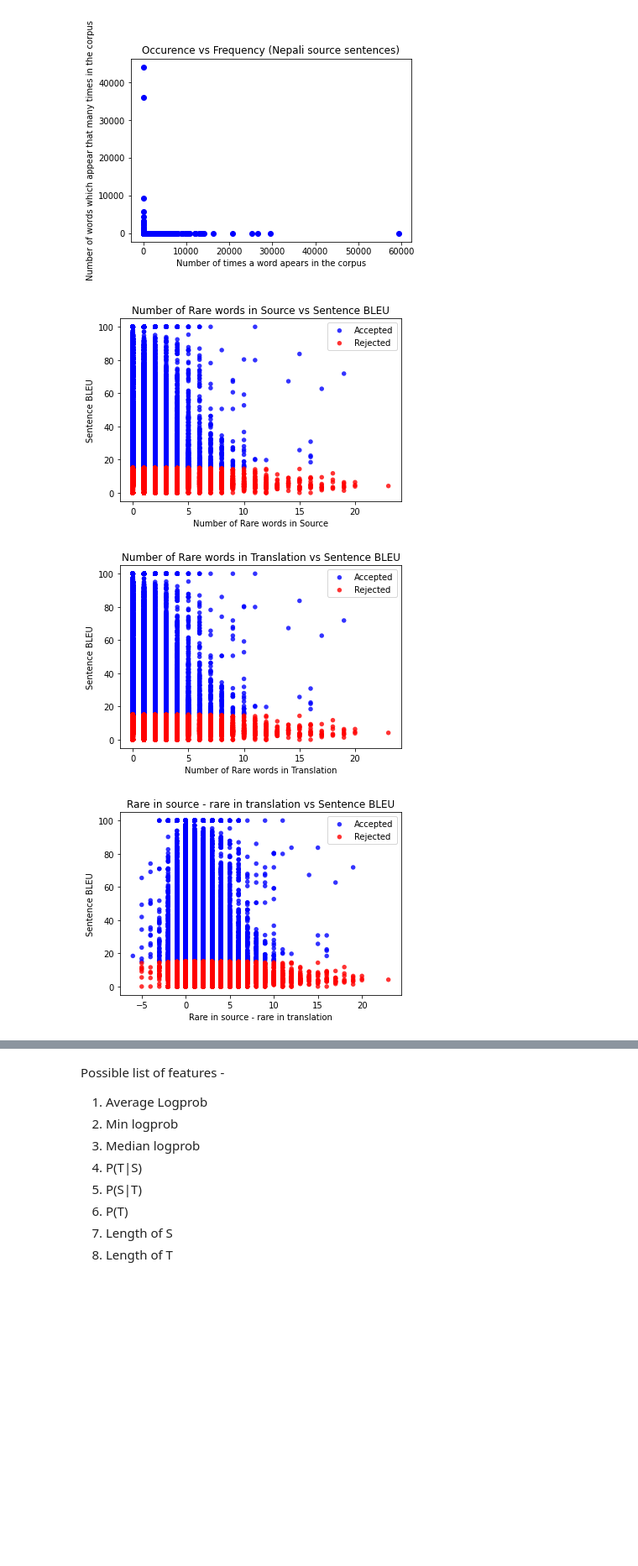
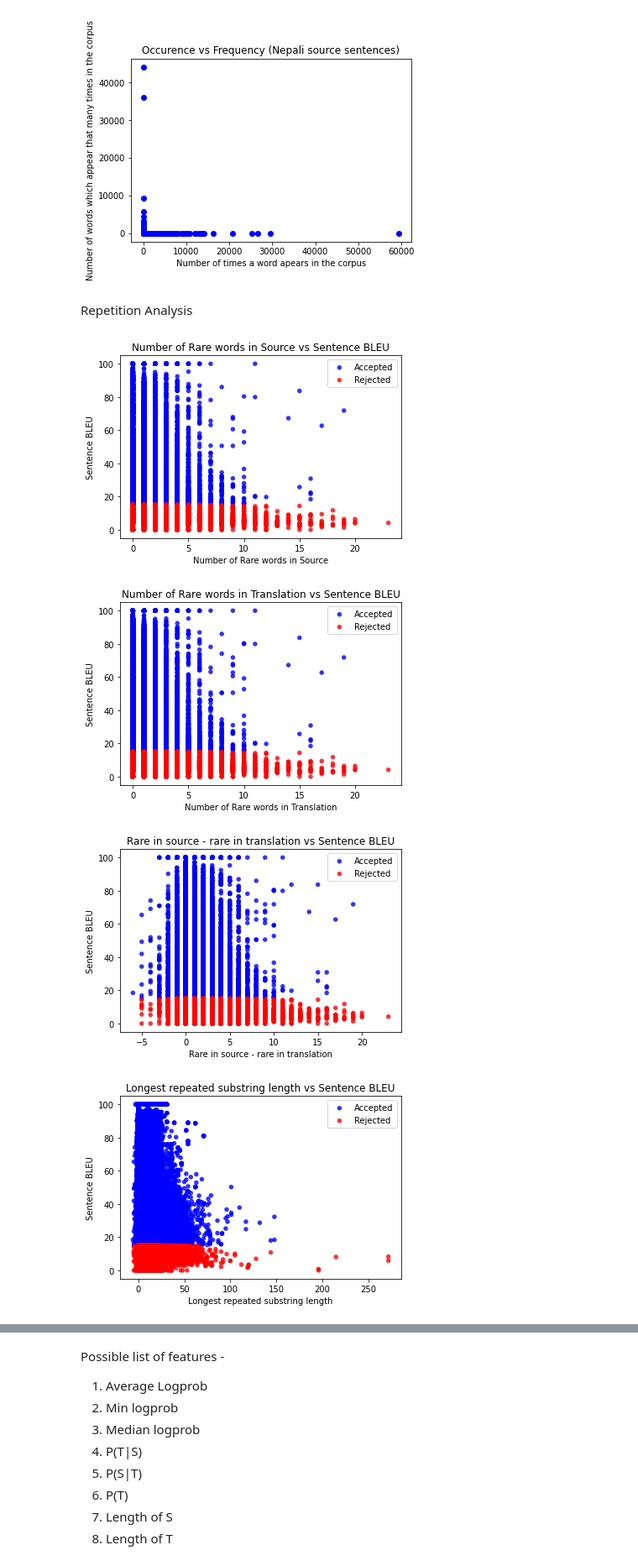
Before and after one commit to DhruvaBansal00/ConfidentMT, a Jupyter notebook: LanguageAnalysis.ipynb, the cells around one changed output, grey strips where cells are left out. Shown: that part at 84% size. Drawn from its saved outputs; the diff is of its cells as text; code cells hidden in the pictures; blank space fills up the shorter version.

Commit message:
Train data graphs

```diff
--- a/LanguageAnalysis.ipynb
+++ b/LanguageAnalysis.ipynb
@@ -174,7 +174,7 @@ for lines in zip_longest(*files, fillvalue=''):
     sentence_bleu = float(sentence_bleu.split("BLEU4 = ")[1].split(",")[0])
     stats = [float(i) for i in stats.strip("\n").split(" ")]
     stats.append(sentence_bleu)
-    stats.extend([0,0,0])
+    stats.extend([0,0,0,0])
     translations.append(Translation(reference, translation, original, stats))
 # %%
 # for translation in translations:
@@ -365,38 +365,69 @@ for translation in translations:
     # if rare_source_num < 0 or rare_translation_num < 0:
     #     print(str([rare_source_num, rare_translation_num]))
     # print(str([rare_source_num, rare_translation_num, rare_source_num - rare_translation_num]))
-    translation.score[5:] = [rare_source_num, rare_translation_num, rare_source_num - rare_translation_num]
+    translation.score[5:8] = [rare_source_num, rare_translation_num, rare_source_num - rare_translation_num]
+# %% [markdown]
+Repetition Analysis
+# %%
+def longestRepeatedSubstring(str):
+    n = len(str)
+    LCSRe = [[0 for x in range(n + 1)]  for y in range(n + 1)]
+    res_length = 0
+    index = 0
+
+    for i in range(1, n + 1):
+        for j in range(i + 1, n + 1):
+            if (str[i - 1] == str[j - 1] and
+                LCSRe[i - 1][j - 1] < (j - i)):
+                LCSRe[i][j] = LCSRe[i - 1][j - 1] + 1
+                if (LCSRe[i][j] > res_length):
+                    res_length = LCSRe[i][j]
+                    index = max(i, index)
+            else:
+                LCSRe[i][j] = 0
+    # res = ""
+    # if (res_length > 0):
+    #     for i in range(index - res_length + 1,
+    #                                 index + 1):
+    #         res = res + str[i - 1]
+
+    return res_length
+# %%
+for translation in translations:
+    repetition_score = longestRepeatedSubstring(translation.translation)
+    translation.score[8] = repetition_score
 # %%
 accepted_set_stats = [[],[]]
 rejected_set_stats = [[],[]]
 
-index_to_label = {0: "Average Logprob", 1: "Min Logprob", 2: "Median Logprob", 3: "Max Logprob", 5: "Number of Rare words in Source", 6: "Number of Rare words in Translation", 7: "Rare in source - rare in translation"}
-indices = [5,6,7]
+index_to_label = {0: "Average Logprob", 1: "Min Logprob", 2: "Median Logprob", 3: "Max Logprob", 5: "Number of Rare words in Source", 6: "Number of Rare words in Translation", 7: "Rare in source - rare in translation", 8: "Longest repeated substring length"}
+indices = [5,6,7,8]
 
 for i in indices:
     for translation in translations:
         if translation.score[4] > 15:
             accepted_set_stats[0].append(translation.score[i])
             accepted_set_stats[1].append(translation.score[4])
         else:
             rejected_set_stats[0].append(translation.score[i])
             rejected_set_stats[1].append(translation.score[4])
 
     fig = plt.figure()
     ax = fig.add_subplot(1, 1, 1)
 
     ax.scatter(accepted_set_stats[0], accepted_set_stats[1], alpha=0.8, c="blue", edgecolors='none', s=30, label="Accepted")
     ax.scatter(rejected_set_stats[0], rejected_set_stats[1], alpha=0.8, c="red", edgecolors='none', s=30, label="Rejected")
 
     plt.xlabel(index_to_label[i])
     plt.ylabel('Sentence BLEU')
     plt.title(index_to_label[i] + ' vs Sentence BLEU')
     plt.legend(loc=1)
     plt.show()
 # %% [output]
 [figure]
 [figure]
 [figure]
+[figure, added]
 # %%
 rejected_sentences = open("analysis/rejected_sentences_in_train.txt", "w")
 accepted_sentences = open("analysis/accepted_sentences_in_train.txt", "w")
```
Also changed, not shown: parts of 3 cells of this notebook.
